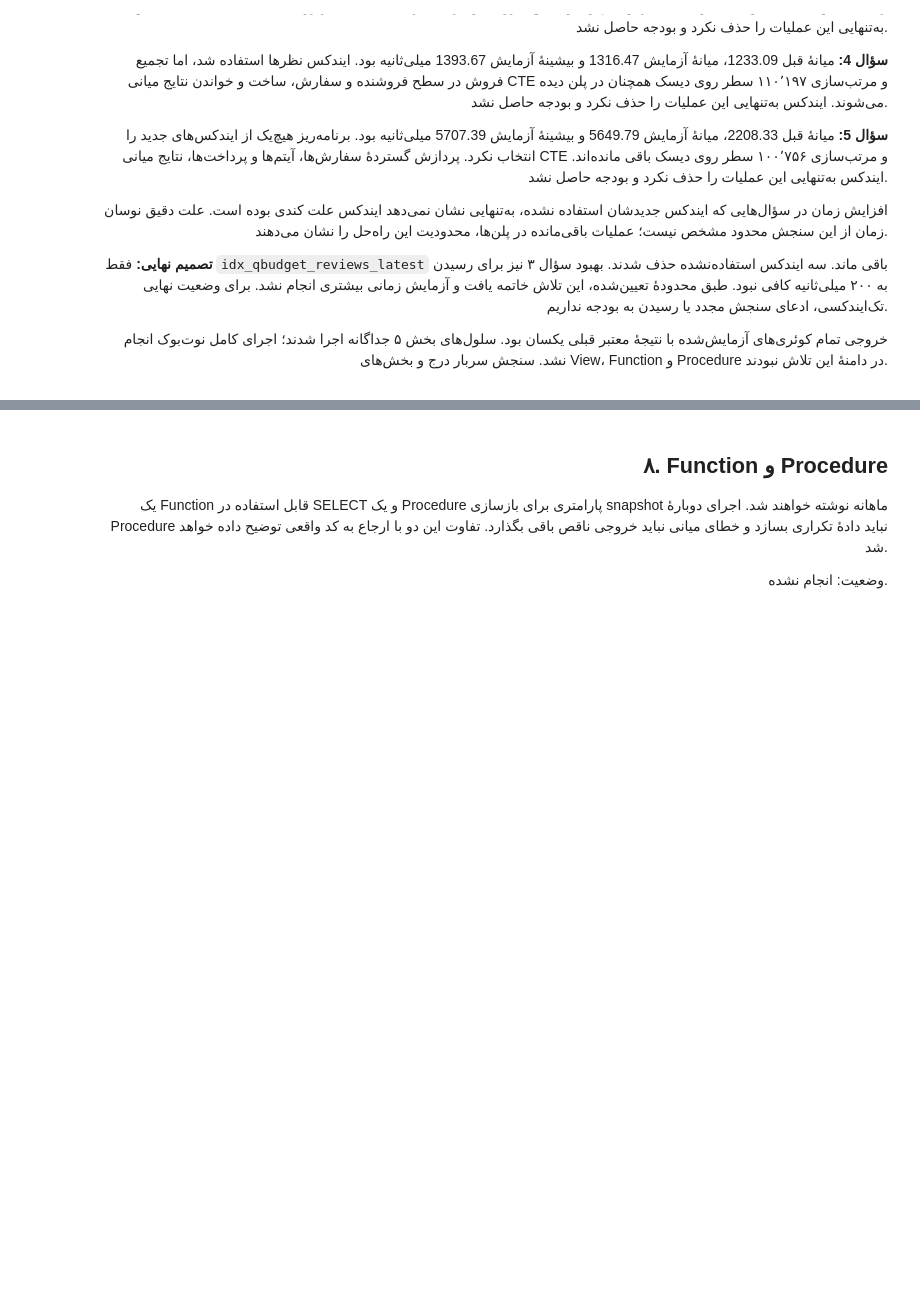
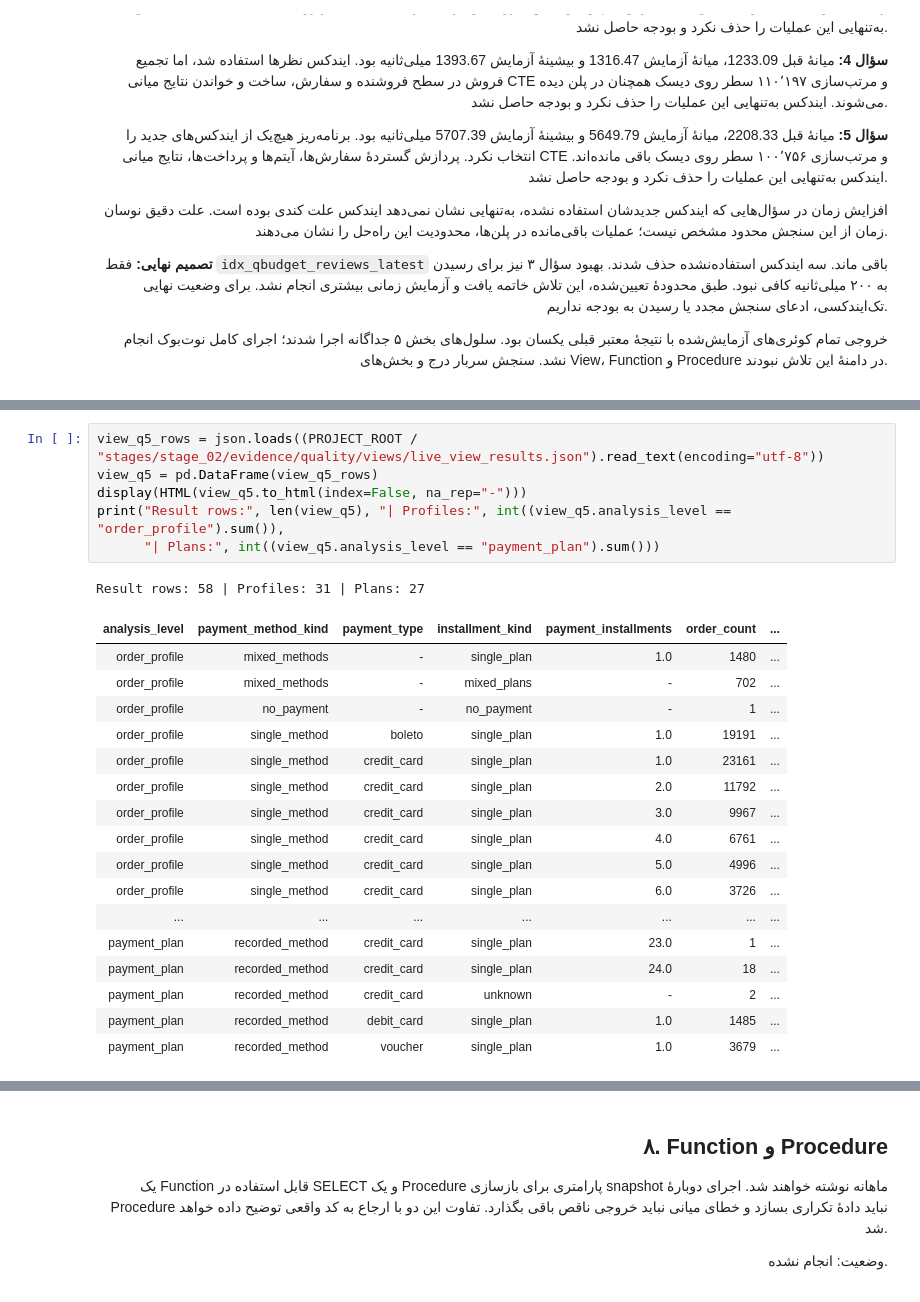
Before and after one commit to Ehsan-soveyzi/data_factory, a Jupyter notebook: stages/stage_02/solution.ipynb, the cells around one changed output, grey strips where cells are left out. Drawn from its saved outputs; the diff is of its cells as text; blank space fills up the shorter version.

Commit message:
view & snapshot option added.

```diff
--- a/stages/stage_02/solution.ipynb
+++ b/stages/stage_02/solution.ipynb
@@ -2346,0 +2424,25 @@ Three unused candidates were removed; only the latest-review index remains. No f
+# %%
+view_q5_rows = json.loads((PROJECT_ROOT / "stages/stage_02/evidence/quality/views/live_view_results.json").read_text(encoding="utf-8"))
+view_q5 = pd.DataFrame(view_q5_rows)
+display(HTML(view_q5.to_html(index=False, na_rep="-")))
+print("Result rows:", len(view_q5), "| Profiles:", int((view_q5.analysis_level == "order_profile").sum()),
+      "| Plans:", int((view_q5.analysis_level == "payment_plan").sum()))
+# %% [output]
+Result rows: 58 | Profiles: 31 | Plans: 27
+| analysis_level | payment_method_kind | payment_type | installment_kind | payment_installments | order_count | ... |
+| order_profile | mixed_methods | - | single_plan | 1.0 | 1480 | ... |
+| order_profile | mixed_methods | - | mixed_plans | - | 702 | ... |
+| order_profile | no_payment | - | no_payment | - | 1 | ... |
+| order_profile | single_method | boleto | single_plan | 1.0 | 19191 | ... |
+| order_profile | single_method | credit_card | single_plan | 1.0 | 23161 | ... |
+| order_profile | single_method | credit_card | single_plan | 2.0 | 11792 | ... |
+| order_profile | single_method | credit_card | single_plan | 3.0 | 9967 | ... |
+| order_profile | single_method | credit_card | single_plan | 4.0 | 6761 | ... |
+| order_profile | single_method | credit_card | single_plan | 5.0 | 4996 | ... |
+| order_profile | single_method | credit_card | single_plan | 6.0 | 3726 | ... |
+| ... | ... | ... | ... | ... | ... | ... |
+| payment_plan | recorded_method | credit_card | single_plan | 23.0 | 1 | ... |
+| payment_plan | recorded_method | credit_card | single_plan | 24.0 | 18 | ... |
+| payment_plan | recorded_method | credit_card | unknown | - | 2 | ... |
+| payment_plan | recorded_method | debit_card | single_plan | 1.0 | 1485 | ... |
+| payment_plan | recorded_method | voucher | single_plan | 1.0 | 3679 | ... |
```
Also changed, not shown: parts of 12 cells of this notebook, 22 other files.
